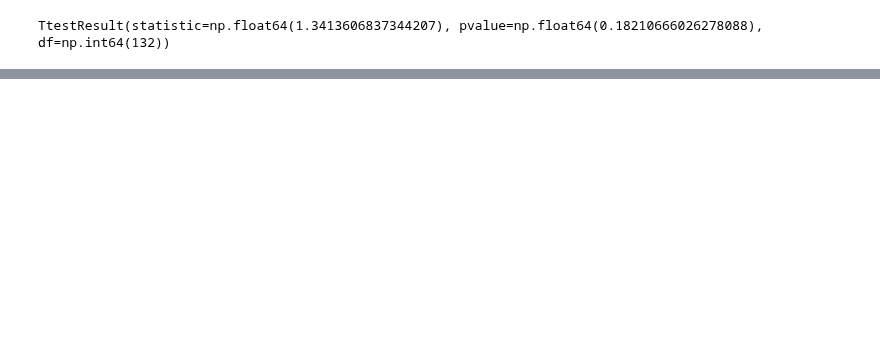
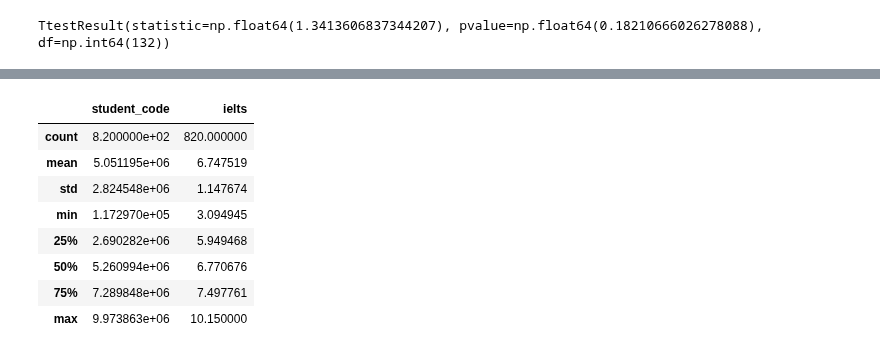
Before and after one commit to docroch/learning-data-science, a Jupyter notebook: examples/inferential-statistics/t-test.ipynb, the cells around one changed output, grey strips where cells are left out. Drawn from its saved outputs; the diff is of its cells as text; code cells hidden in the pictures; blank space fills up the shorter version.

```diff
--- a/examples/inferential-statistics/t-test.ipynb
+++ b/examples/inferential-statistics/t-test.ipynb
@@ -51,0 +68,12 @@ population_mean = 3.2
+# %%
+df_ielts_ir.describe()
+# %% [output]
+|  | student_code | ielts |
+| count | 8.200000e+02 | 820.000000 |
+| mean | 5.051195e+06 | 6.747519 |
+| std | 2.824548e+06 | 1.147674 |
+| min | 1.172970e+05 | 3.094945 |
+| 25% | 2.690282e+06 | 5.949468 |
+| 50% | 5.260994e+06 | 6.770676 |
+| 75% | 7.289848e+06 | 7.497761 |
+| max | 9.973863e+06 | 10.150000 |
```
Also changed, not shown: parts of 17 cells of this notebook.
